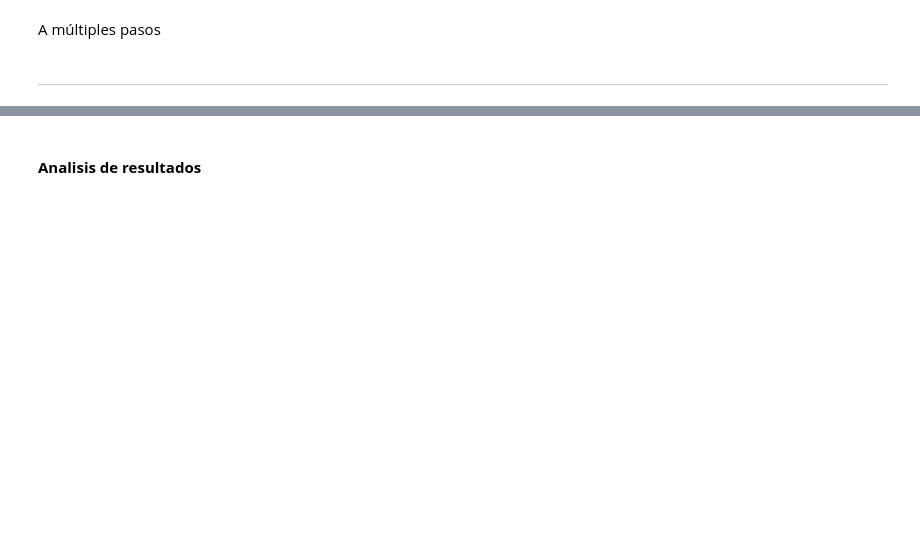
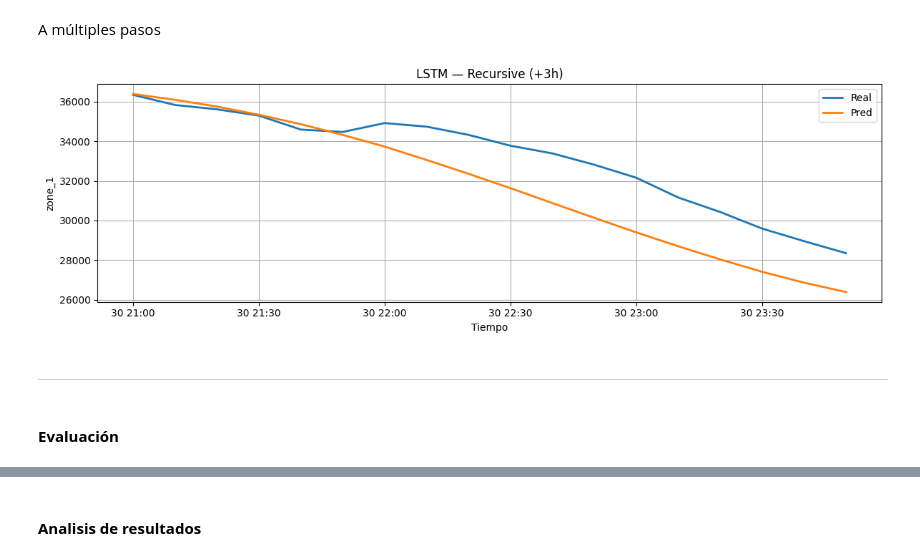
Before and after one commit to DCajiao/Time-series-forecast-of-energy-consumption-in-Tetouan-City, a Jupyter notebook: notebooks/05_LSTM_modeling.ipynb, the cells around one changed output, grey strips where cells are left out. Cells and saved outputs as stored; diff of their text form; code cells hidden in the pictures; blank space fills up the shorter version.

```diff
--- a/notebooks/05_LSTM_modeling.ipynb
+++ b/notebooks/05_LSTM_modeling.ipynb
@@ -11,4 +367,60 @@ A un paso
 # %% [markdown]
 A múltiples pasos
+# %%
+# ==============================================
+# PRONÓSTICO A MÚLTIPLES PASOS — Recursive (3h)
+# ==============================================
+# Fundamento:
+# - Autoregresivo: usar la predicción y_hat(t+1) como nuevo último lag para predecir t+2, etc.
+# - Exógenas: por defecto estrategia HOLD (se mantienen fijas); si tienes pronósticos exógenos,
+#   pásalos normalizados para reducir degradación (exog_future).
+# - Para LSTM el input debe ser 3D: (1, HISTORY_WINDOW, F) en cada iteración.
+
+def recursive_forecast_seq(
+    model: keras.Model,
+    seed_window: np.ndarray,           # (HISTORY_WINDOW, F) normalizado; orden: EXOG_COLS + [TARGET_COL]
+    steps: int,
+    exog_future: np.ndarray | None = None  # opcional: (steps, len(EXOG_COLS)) en escala normalizada
+) -> np.ndarray:
+    hist = seed_window.astype("float32").copy()
+    preds = []
+    for i in range(steps):
+        x = hist[np.newaxis, :, :]                 # (1, H, F)
+        y_hat = model.predict(x, verbose=0)[0, 0]  # escalar normalizado
+        preds.append(y_hat)
+        # Construimos la siguiente fila: exógenas hold o exog_future, target = y_hat
+        next_row = hist[-1].copy()
+        if exog_future is not None:
+            next_row[:-1] = exog_future[i]        # reemplaza TODAS las exógenas
+        # actualizar el target con la predicción
+        next_row[-1] = y_hat
+        # desplazar ventana
+        hist = np.vstack([hist[1:], next_row])
+    return np.array(preds, dtype="float32")
+
+STEPS = 18  # 3 horas (18 * 10 min)
+feats_order = EXOG_COLS + [TARGET_COL]
+
+# Elegimos semilla en TEST dejando espacio para 'STEPS' futuros
+seed_start = max(0, len(test_n) - (HISTORY_WINDOW + STEPS))
+seed_end   = seed_start + HISTORY_WINDOW
+seed_win   = test_n[feats_order].values[seed_start:seed_end]  # (H, F) normalizado
+
+# Predicción recursiva (normalizada) y desnormalización
+y_pred_rec_norm_lstm = recursive_forecast_seq(lstm, seed_win, STEPS, exog_future=None)
+y_pred_rec_lstm      = inverse_target(y_pred_rec_norm_lstm, scalers)
+
+# Verdaderos y eje temporal para evaluación homogénea
+true_start = seed_end
+true_end   = seed_end + STEPS
+y_true_rec = test_df[TARGET_COL].values[true_start:true_end]
+idx_future = test_df.index[true_start:true_end]
+
+plot_segment(idx_future, y_true_rec, y_pred_rec_lstm,
+             title="LSTM — Recursive (+3h)", target_name=TARGET_COL)
+# %% [output]
+[figure, added]
 # %% [markdown]
 ---
+# %% [markdown]
+#### **Evaluación**
```
Also changed, not shown: parts of 14 cells of this notebook.
